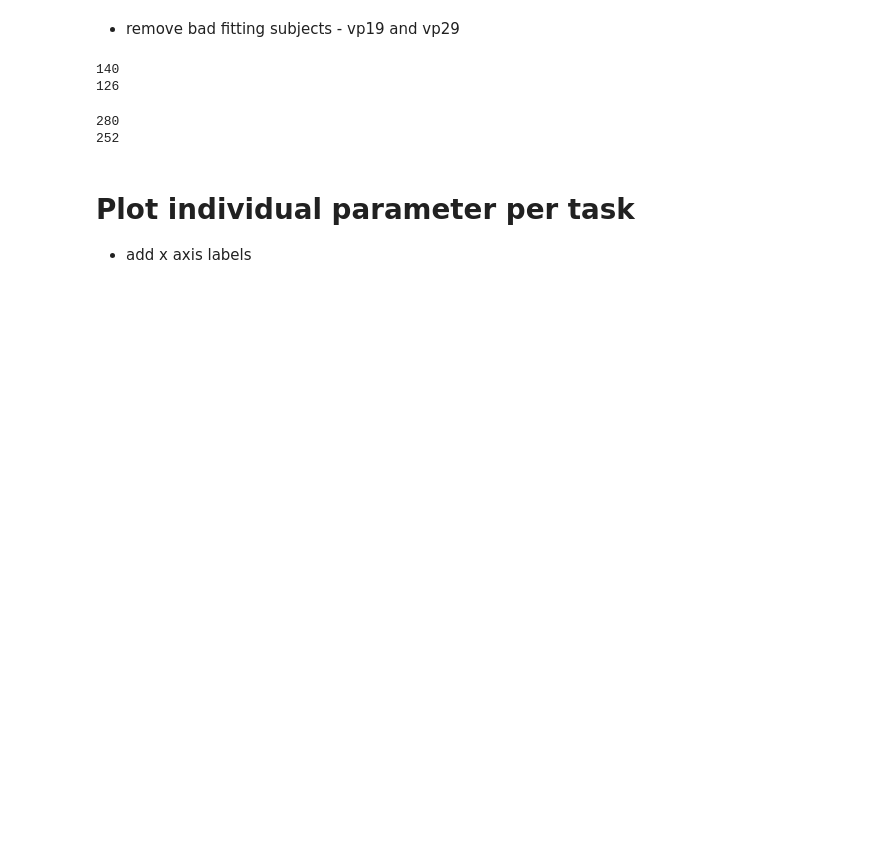
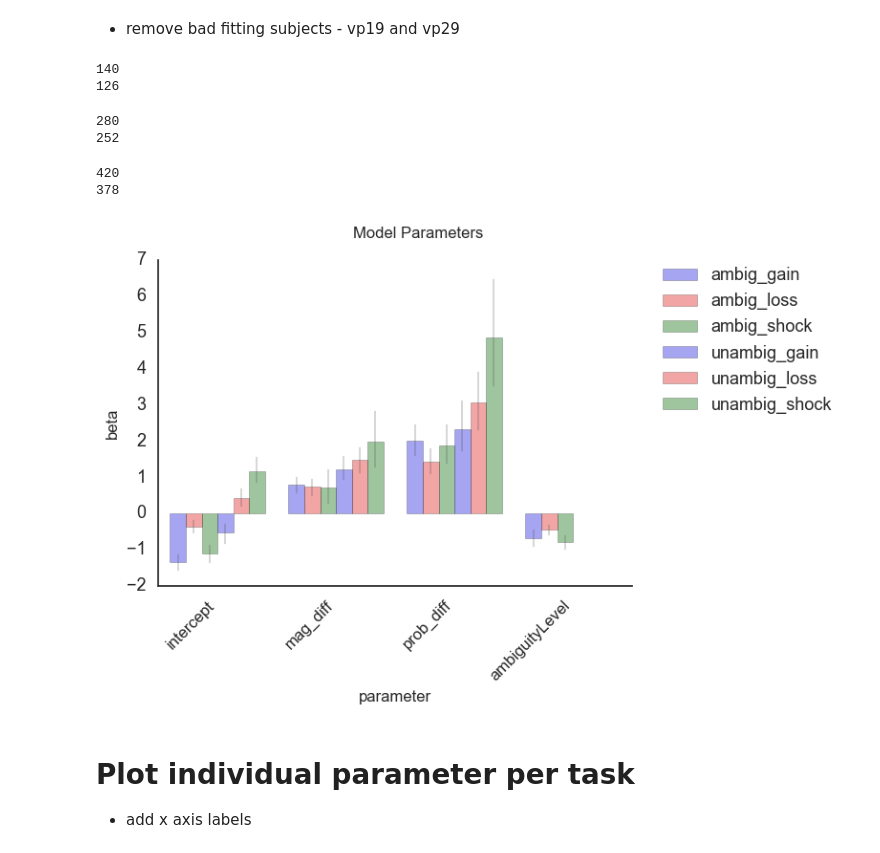
Before and after one commit to crgagne/ambi_gain_loss_shock, a Jupyter notebook: notebooks/Basic_Analyses.ipynb, the cells around one changed output. Cells and saved outputs as stored; diff of their text form; code cells hidden in the pictures; blank space fills up the shorter version.

```diff
--- a/notebooks/Basic_Analyses.ipynb
+++ b/notebooks/Basic_Analyses.ipynb
@@ -344,6 +359,19 @@ print(len(model_param_df_gainloss))
 # %% [output]
 280
 252
+# %%
+print(len(model_param_df))
+model_param_df = model_param_df.loc[model_param_df['MID']!='vp29',]
+model_param_df = model_param_df.loc[model_param_df['MID']!='vp19',]
+print(len(model_param_df))
+# %% [output]
+420
+378
+# %%
+#bargraph without excluded subjects
+fig = plot_params(model_param_df, stripplot=False)
+# %% [output]
+[figure, added]
 # %% [markdown]
 # Plot individual parameter per task
 - add x axis labels
```
Also changed, not shown: parts of 98 cells of this notebook, 11 other files.
